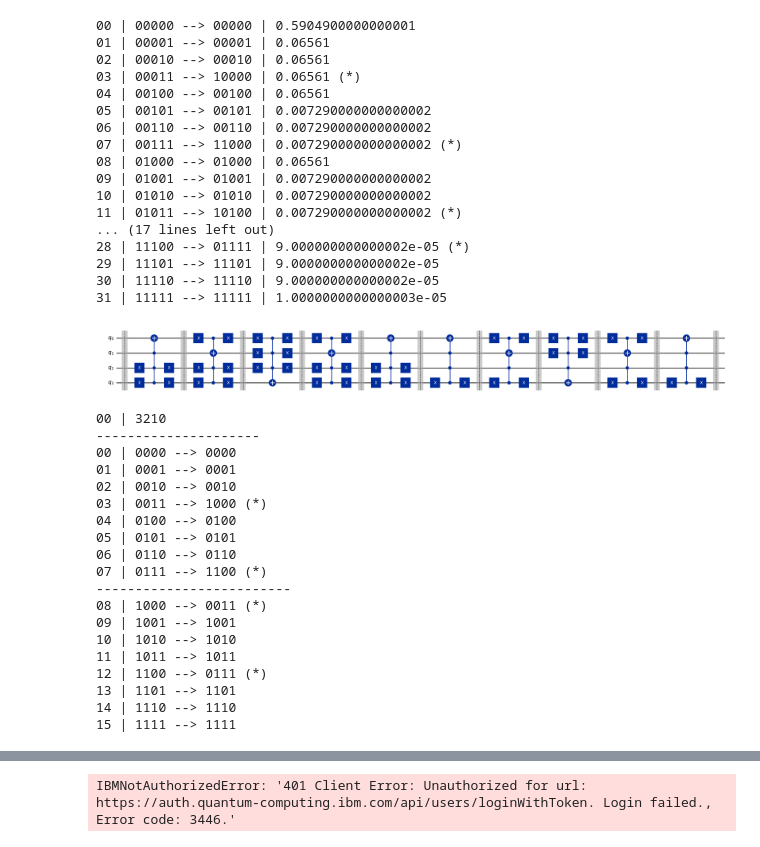
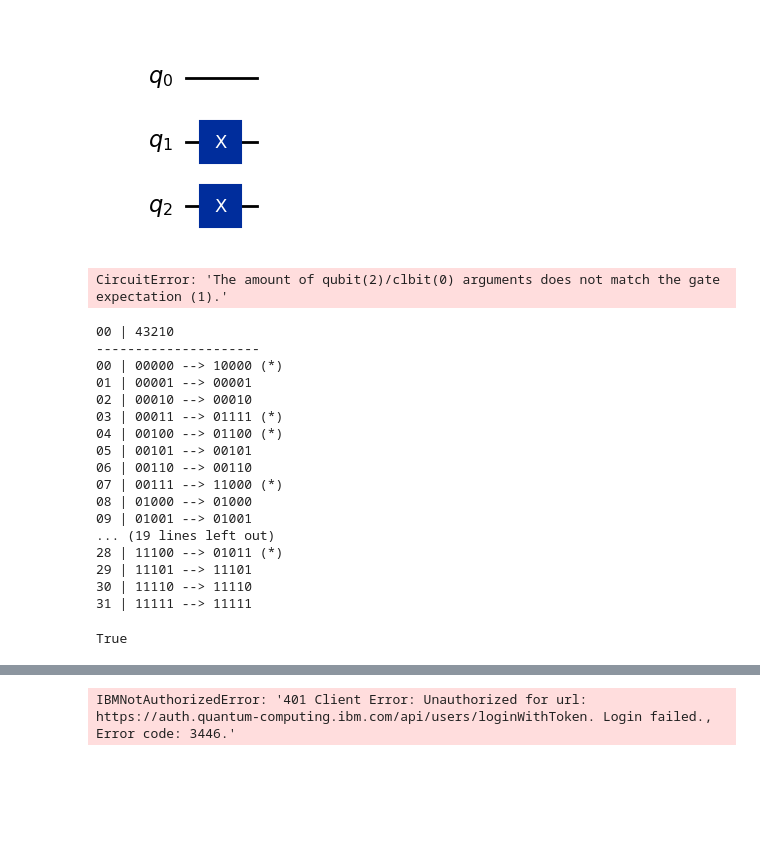
Before and after one commit to GiulianoWasHere/QuL, a Jupyter notebook: WorkSoFar.ipynb, the cells around one changed output, grey strips where cells are left out. Drawn from its saved outputs; the diff is of its cells as text; code cells hidden in the pictures; blank space fills up the shorter version.

```diff
--- a/WorkSoFar.ipynb
+++ b/WorkSoFar.ipynb
@@ -65,48 +28,39 @@ checkUnitary2(b.toarray(),0.1)
-# %%
-c = MinimalWorkProtocolUnitary(5,0.1)
-checkUnitary2(c.toarray(),0.1)
-# %% [output]
-00 | 00000 --> 00000 | 0.5904900000000001
-01 | 00001 --> 00001 | 0.06561
-02 | 00010 --> 00010 | 0.06561
-03 | 00011 --> 10000 | 0.06561 (*)
-04 | 00100 --> 00100 | 0.06561
-05 | 00101 --> 00101 | 0.007290000000000002
-06 | 00110 --> 00110 | 0.007290000000000002
-07 | 00111 --> 11000 | 0.007290000000000002 (*)
-08 | 01000 --> 01000 | 0.06561
-09 | 01001 --> 01001 | 0.007290000000000002
-10 | 01010 --> 01010 | 0.007290000000000002
-11 | 01011 --> 10100 | 0.007290000000000002 (*)
-... (17 lines left out)
-28 | 11100 --> 01111 | 9.000000000000002e-05 (*)
-29 | 11101 --> 11101 | 9.000000000000002e-05
-30 | 11110 --> 11110 | 9.000000000000002e-05
-31 | 11111 --> 11111 | 1.0000000000000003e-05
+# %%
+n = 3
+circu = QuantumCircuit(n)
+#l = [Bit(QuantumRegister(size=1),index=1),Bit(QuantumRegister(size=1),index=2)]
+l = [1,2]
+l = [Bit(QuantumRegister(size=n),1),Bit(QuantumRegister(size=n),2)]
+x = XGate()
+for i in range(len(l)):
+    circu.append(x,qargs=[l[i]],cargs=[])
+circu.draw("mpl",fold=maxsize)
+# %% [output]
+[figure, added]
 # %%
-c = MinimalWorkProtocolCircuit(4)
-c.draw("mpl",fold=maxsize)
+n = 3
+c = MinimalWorkProtocolCircuit(n)
+#c.draw("mpl",fold=maxsize)
 # %% [output]
-[figure, removed]
+CircuitError: 'The amount of qubit(2)/clbit(0) arguments does not match the gate expectation (1).'
 # %%
-testCircuit(c)
+TestCircuit(c)
 # %% [output]
-00 | 3210
+00 | 43210
 ---------------------
-00 | 0000 --> 0000
-01 | 0001 --> 0001
-02 | 0010 --> 0010
-03 | 0011 --> 1000 (*)
-04 | 0100 --> 0100
-05 | 0101 --> 0101
-06 | 0110 --> 0110
-07 | 0111 --> 1100 (*)
--------------------------
-08 | 1000 --> 0011 (*)
-09 | 1001 --> 1001
-10 | 1010 --> 1010
-11 | 1011 --> 1011
-12 | 1100 --> 0111 (*)
-13 | 1101 --> 1101
-14 | 1110 --> 1110
-15 | 1111 --> 1111
+00 | 00000 --> 10000 (*)
+01 | 00001 --> 00001
+02 | 00010 --> 00010
+03 | 00011 --> 01111 (*)
+04 | 00100 --> 01100 (*)
+05 | 00101 --> 00101
+06 | 00110 --> 00110
+07 | 00111 --> 11000 (*)
+08 | 01000 --> 01000
+09 | 01001 --> 01001
+... (19 lines left out)
+28 | 11100 --> 01011 (*)
+29 | 11101 --> 11101
+30 | 11110 --> 11110
+31 | 11111 --> 11111
+True
```
Also changed, not shown: parts of 4 cells of this notebook, 9 other files.
